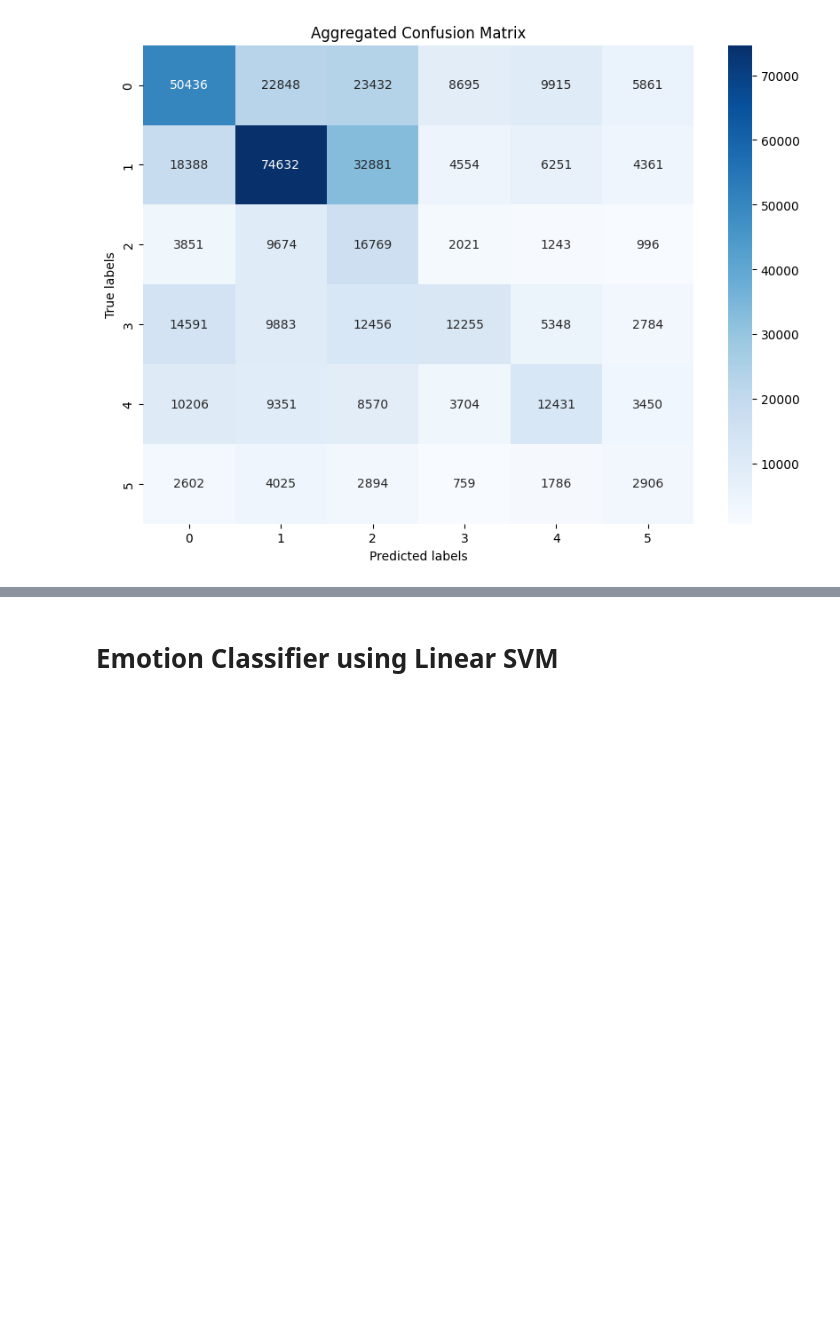
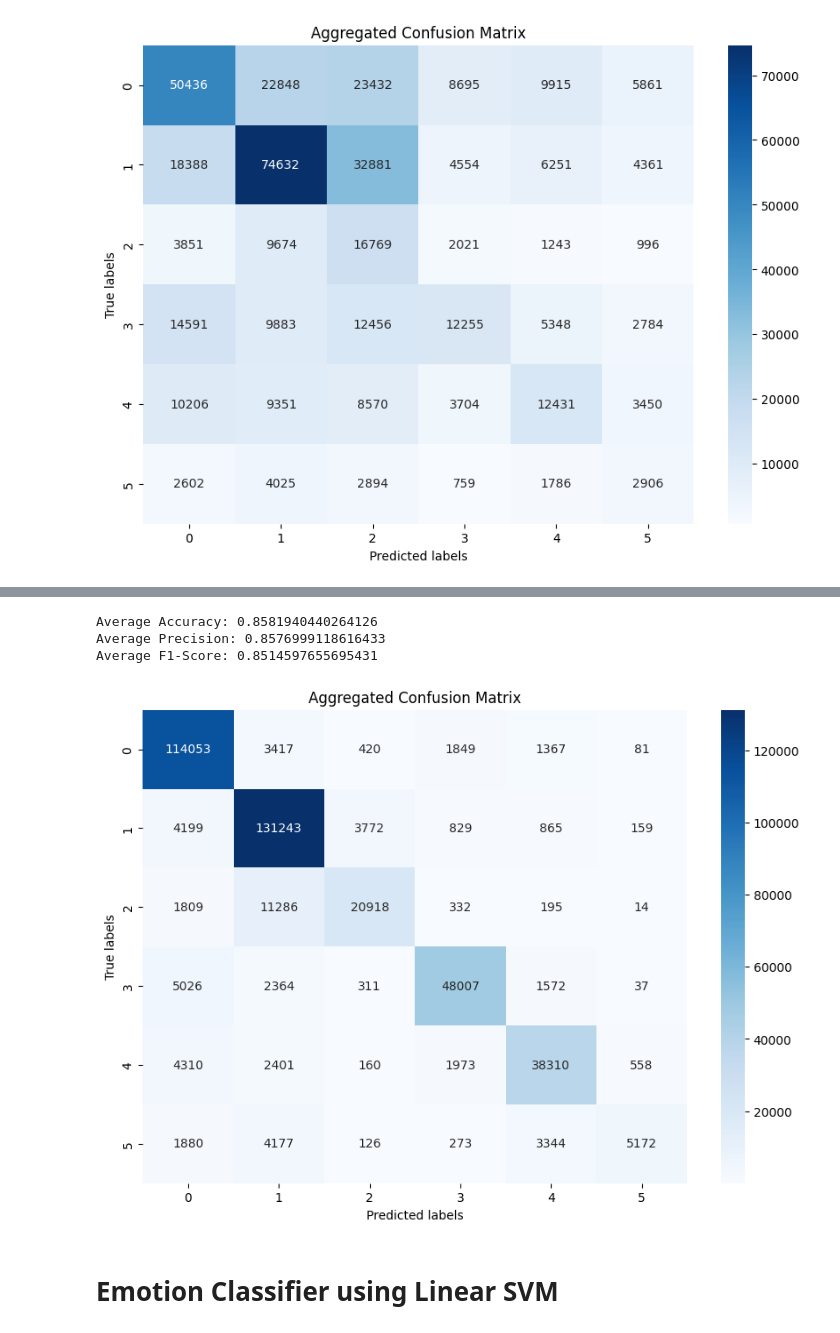
Before and after one commit to irausch25/CS4641-Project, a Jupyter notebook: models/emotions.ipynb, the cells around one changed output, grey strips where cells are left out. Saved outputs shown, nothing was run; the diff lists cells and outputs as text; code cells hidden in the pictures; blank space fills up the shorter version.

```diff
--- a/models/emotions.ipynb
+++ b/models/emotions.ipynb
@@ -116,3 +173,52 @@ plt.show()
+# %%
+def cross_validate_evaluate(X, y):
+    # using cross validation
+    kf = KFold(n_splits=5, random_state=42, shuffle=True)
+    acc_scores, prec_scores, f1_scores = [], [], []
+    aggregated_cm = np.zeros((6, 6))
+
+    for train_index, test_index in kf.split(X):
+        # split the data into training and testing sets
+        X_train, X_test = X[train_index], X[test_index]
+        y_train, y_test = y[train_index], y[test_index]
+
+        classifier.train(X_train, y_train)
+        y_pred = classifier.predict(X_test)
+
+        # Metrics
+        acc_scores.append(accuracy_score(y_test, y_pred))
+        prec_scores.append(precision_score(y_test, y_pred, average='weighted', labels=np.unique(y_pred)))
+        f1_scores.append(f1_score(y_test, y_pred, average='weighted', labels=np.unique(y_pred)))
+
+        # Aggregate confusion matrix
+        cm = confusion_matrix(y_test, y_pred, labels=np.unique(y))
+        aggregated_cm += cm
+
+    return acc_scores, prec_scores, f1_scores, aggregated_cm
+# %%
+# Need numpy array for crossvalid
+X = df['processed_text'].to_numpy()
+y = df['label'].to_numpy()
+
+acc, prec, f1, cm = cross_validate_evaluate(X, y)
+
+print("Average Accuracy:", np.mean(acc))
+print("Average Precision:", np.mean(prec))
+print("Average F1-Score:", np.mean(f1))
+# %% [output]
+Average Accuracy: 0.8581940440264126
+Average Precision: 0.8576999118616433
+Average F1-Score: 0.8514597655695431
+# %%
+# plot confusion matrix
+plt.figure(figsize=(10, 7))
+sns.heatmap(cm, annot=True, fmt='g', cmap='Blues')
+plt.xlabel('Predicted labels')
+plt.ylabel('True labels')
+plt.title('Aggregated Confusion Matrix')
+plt.show()
+# %% [output]
+[figure, added]
 # %% [markdown]
 # Emotion Classifier using Linear SVM
 # %%
```
Also changed, not shown: parts of 5 cells of this notebook.
